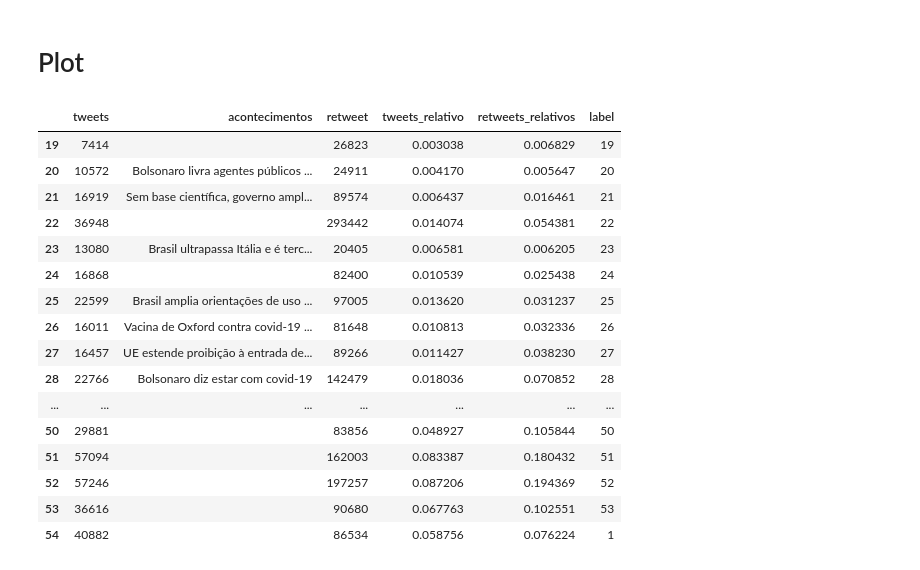
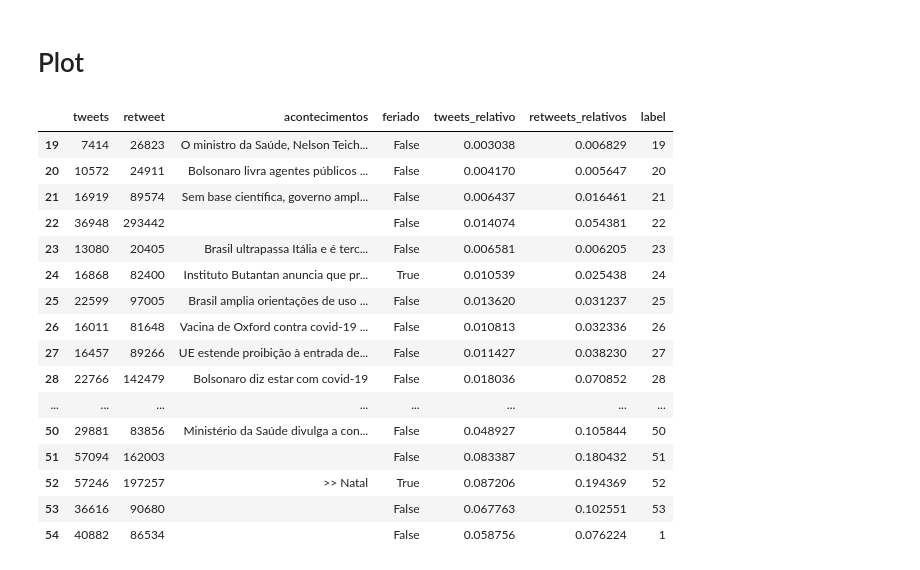
Before and after one commit to CDA-EPCWeb/Twitter, a Jupyter notebook: Gráficos Ocorrências Acontecimentos/vacina.ipynb, the cells around one changed output. Saved outputs shown, nothing was run; the diff lists cells and outputs as text; code cells hidden in the pictures.

```diff
--- a/Gráficos Ocorrências Acontecimentos/vacina.ipynb
+++ b/Gráficos Ocorrências Acontecimentos/vacina.ipynb
@@ -111,36 +122,57 @@ dt = ["14/05","15/05","15/05","20/05","04/06","15/06","19/06","22/06","22/06","3
+# %%
+acont = dict()
+for i,val in enumerate(semanas):
+    if val in acont.keys():
+        acont[val] = acont[val]+"<br>"+text[i]
+    else:
+        acont[val] = text[i]
+# %%
+text2 = [
+    "Dia do Trabalho",
+    "Corpus Christi",
+    "Independência do Brasil",
+    "Nossa Sr.a Aparecida - Padroeira do Brasil",
+    "Finados",
+    "Proclamação da República",
+    "Natal"
+]
+semanas2 = [18,24,37,42,45,47,52]
+dt2 = ["01/05","11/06","07/09","12/10","02/11","15/11","25/12"]
 # %%
-acont = dict()
-for i,val in enumerate(semanas):
+fer = dict()
+for i,val in enumerate(semanas2):
     if val in acont.keys():
-        #acont[val].append(text[i])
-        acont[val] = acont[val]+"<br>"+text[i]
+        acont[val] = acont[val]+"<br>"+">> "+ text2[i]
+        fer[val] = True
     else:
-        acont[val] = text[i]
-        #acont[val] = list()
-        #acont[val].append(text[i])
+        acont[val] = ">> "+text2[i]
+        fer[val] = True
 df_ac = pd.Series(acont)
-vacina.insert(1,"acontecimentos",df_ac)
+df_fer = pd.Series(fer)
+vacina.insert(2,"acontecimentos",df_ac)
+vacina.insert(3,"feriado",df_fer)
+vacina.feriado = vacina.feriado.fillna(False)
 vacina = vacina.fillna("")
 vacina.acontecimentos = vacina.acontecimentos.convert_dtypes(str)
 vacina
 # %% [output]
-|  | tweets | acontecimentos | retweet | tweets_relativo | retweets_relativos | label |
-| 19 | 7414 |  | 26823 | 0.003038 | 0.006829 | 19 |
-| 20 | 10572 | Bolsonaro livra agentes públicos ... | 24911 | 0.004170 | 0.005647 | 20 |
-| 21 | 16919 | Sem base científica, governo ampl... | 89574 | 0.006437 | 0.016461 | 21 |
-| 22 | 36948 |  | 293442 | 0.014074 | 0.054381 | 22 |
-| 23 | 13080 | Brasil ultrapassa Itália e é terc... | 20405 | 0.006581 | 0.006205 | 23 |
-| 24 | 16868 |  | 82400 | 0.010539 | 0.025438 | 24 |
-| 25 | 22599 | Brasil amplia orientações de uso ... | 97005 | 0.013620 | 0.031237 | 25 |
-| 26 | 16011 | Vacina de Oxford contra covid-19 ... | 81648 | 0.010813 | 0.032336 | 26 |
-| 27 | 16457 | UE estende proibição à entrada de... | 89266 | 0.011427 | 0.038230 | 27 |
-| 28 | 22766 | Bolsonaro diz estar com covid-19 | 142479 | 0.018036 | 0.070852 | 28 |
-| ... | ... | ... | ... | ... | ... | ... |
-| 50 | 29881 |  | 83856 | 0.048927 | 0.105844 | 50 |
-| 51 | 57094 |  | 162003 | 0.083387 | 0.180432 | 51 |
-| 52 | 57246 |  | 197257 | 0.087206 | 0.194369 | 52 |
-| 53 | 36616 |  | 90680 | 0.067763 | 0.102551 | 53 |
-| 54 | 40882 |  | 86534 | 0.058756 | 0.076224 | 1 |
+|  | tweets | retweet | acontecimentos | feriado | tweets_relativo | retweets_relativos | label |
+| 19 | 7414 | 26823 | O ministro da Saúde, Nelson Teich... | False | 0.003038 | 0.006829 | 19 |
+| 20 | 10572 | 24911 | Bolsonaro livra agentes públicos ... | False | 0.004170 | 0.005647 | 20 |
+| 21 | 16919 | 89574 | Sem base científica, governo ampl... | False | 0.006437 | 0.016461 | 21 |
+| 22 | 36948 | 293442 |  | False | 0.014074 | 0.054381 | 22 |
+| 23 | 13080 | 20405 | Brasil ultrapassa Itália e é terc... | False | 0.006581 | 0.006205 | 23 |
+| 24 | 16868 | 82400 | Instituto Butantan anuncia que pr... | True | 0.010539 | 0.025438 | 24 |
+| 25 | 22599 | 97005 | Brasil amplia orientações de uso ... | False | 0.013620 | 0.031237 | 25 |
+| 26 | 16011 | 81648 | Vacina de Oxford contra covid-19 ... | False | 0.010813 | 0.032336 | 26 |
+| 27 | 16457 | 89266 | UE estende proibição à entrada de... | False | 0.011427 | 0.038230 | 27 |
+| 28 | 22766 | 142479 | Bolsonaro diz estar com covid-19 | False | 0.018036 | 0.070852 | 28 |
+| ... | ... | ... | ... | ... | ... | ... | ... |
+| 50 | 29881 | 83856 | Ministério da Saúde divulga a con... | False | 0.048927 | 0.105844 | 50 |
+| 51 | 57094 | 162003 |  | False | 0.083387 | 0.180432 | 51 |
+| 52 | 57246 | 197257 | >> Natal | True | 0.087206 | 0.194369 | 52 |
+| 53 | 36616 | 90680 |  | False | 0.067763 | 0.102551 | 53 |
+| 54 | 40882 | 86534 |  | False | 0.058756 | 0.076224 | 1 |
 # %%
 from datetime import date
 from datetime import datetime
```
Also changed, not shown: parts of 3 cells of this notebook, 1 other file.
